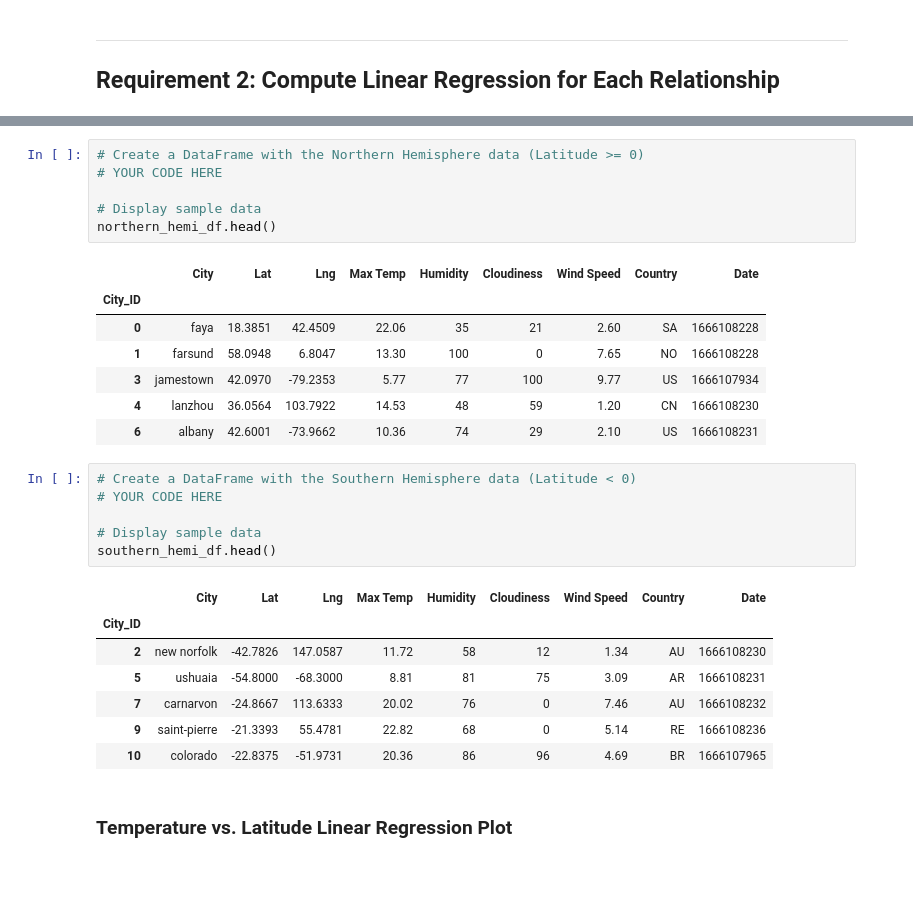
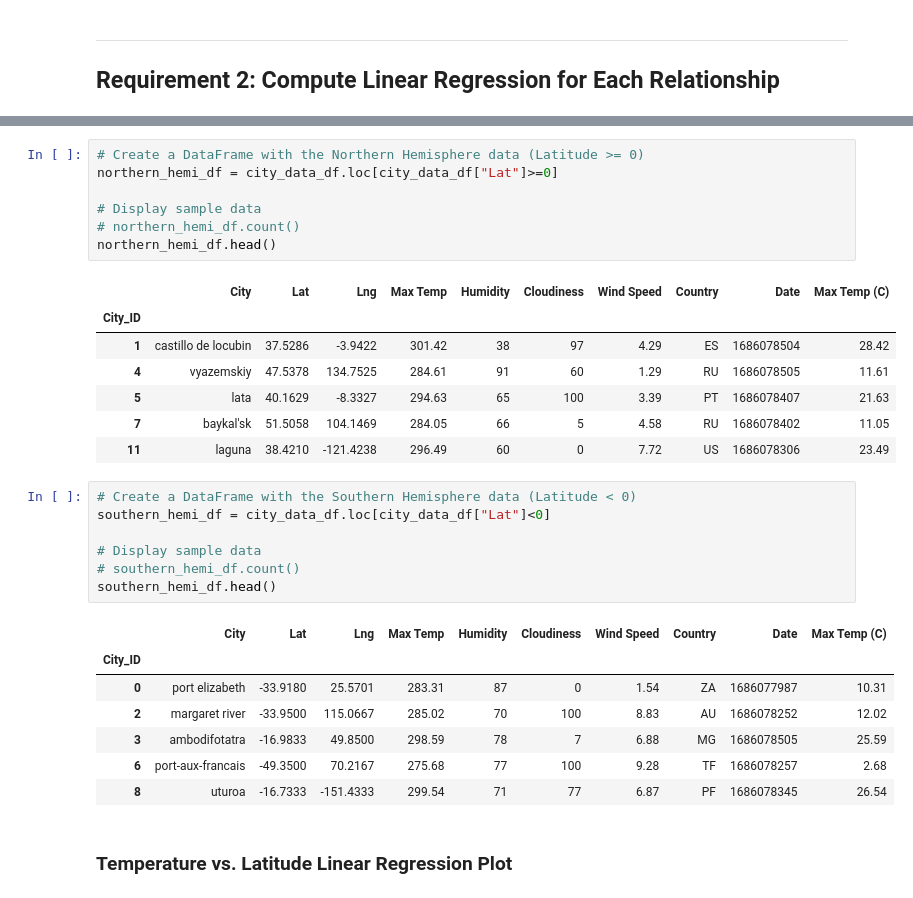
Before and after one commit to AleidvdZ/python-api-challenge, a Jupyter notebook: WeatherPy.ipynb, the cells around one changed output, grey strips where cells are left out. Saved outputs shown, nothing was run; the diff lists cells and outputs as text.

```diff
--- a/WeatherPy.ipynb
+++ b/WeatherPy.ipynb
@@ -293,30 +300,32 @@ plt.show()
 # %%
 # Create a DataFrame with the Northern Hemisphere data (Latitude >= 0)
-# YOUR CODE HERE
+northern_hemi_df = city_data_df.loc[city_data_df["Lat"]>=0]
 
 # Display sample data
+# northern_hemi_df.count()
 northern_hemi_df.head()
 # %% [output]
-|  | City | Lat | Lng | Max Temp | Humidity | Cloudiness | Wind Speed | Country | Date |
-| City_ID |  |  |  |  |  |  |  |  |  |
-| 0 | faya | 18.3851 | 42.4509 | 22.06 | 35 | 21 | 2.60 | SA | 1666108228 |
-| 1 | farsund | 58.0948 | 6.8047 | 13.30 | 100 | 0 | 7.65 | NO | 1666108228 |
-| 3 | jamestown | 42.0970 | -79.2353 | 5.77 | 77 | 100 | 9.77 | US | 1666107934 |
-| 4 | lanzhou | 36.0564 | 103.7922 | 14.53 | 48 | 59 | 1.20 | CN | 1666108230 |
-| 6 | albany | 42.6001 | -73.9662 | 10.36 | 74 | 29 | 2.10 | US | 1666108231 |
+|  | City | Lat | Lng | Max Temp | Humidity | Cloudiness | Wind Speed | Country | Date | Max Temp (C) |
+| City_ID |  |  |  |  |  |  |  |  |  |  |
+| 1 | castillo de locubin | 37.5286 | -3.9422 | 301.42 | 38 | 97 | 4.29 | ES | 1686078504 | 28.42 |
+| 4 | vyazemskiy | 47.5378 | 134.7525 | 284.61 | 91 | 60 | 1.29 | RU | 1686078505 | 11.61 |
+| 5 | lata | 40.1629 | -8.3327 | 294.63 | 65 | 100 | 3.39 | PT | 1686078407 | 21.63 |
+| 7 | baykal'sk | 51.5058 | 104.1469 | 284.05 | 66 | 5 | 4.58 | RU | 1686078402 | 11.05 |
+| 11 | laguna | 38.4210 | -121.4238 | 296.49 | 60 | 0 | 7.72 | US | 1686078306 | 23.49 |
 # %%
 # Create a DataFrame with the Southern Hemisphere data (Latitude < 0)
-# YOUR CODE HERE
+southern_hemi_df = city_data_df.loc[city_data_df["Lat"]<0]
 
 # Display sample data
+# southern_hemi_df.count()
 southern_hemi_df.head()
 # %% [output]
-|  | City | Lat | Lng | Max Temp | Humidity | Cloudiness | Wind Speed | Country | Date |
-| City_ID |  |  |  |  |  |  |  |  |  |
-| 2 | new norfolk | -42.7826 | 147.0587 | 11.72 | 58 | 12 | 1.34 | AU | 1666108230 |
-| 5 | ushuaia | -54.8000 | -68.3000 | 8.81 | 81 | 75 | 3.09 | AR | 1666108231 |
-| 7 | carnarvon | -24.8667 | 113.6333 | 20.02 | 76 | 0 | 7.46 | AU | 1666108232 |
-| 9 | saint-pierre | -21.3393 | 55.4781 | 22.82 | 68 | 0 | 5.14 | RE | 1666108236 |
-| 10 | colorado | -22.8375 | -51.9731 | 20.36 | 86 | 96 | 4.69 | BR | 1666107965 |
+|  | City | Lat | Lng | Max Temp | Humidity | Cloudiness | Wind Speed | Country | Date | Max Temp (C) |
+| City_ID |  |  |  |  |  |  |  |  |  |  |
+| 0 | port elizabeth | -33.9180 | 25.5701 | 283.31 | 87 | 0 | 1.54 | ZA | 1686077987 | 10.31 |
+| 2 | margaret river | -33.9500 | 115.0667 | 285.02 | 70 | 100 | 8.83 | AU | 1686078252 | 12.02 |
+| 3 | ambodifotatra | -16.9833 | 49.8500 | 298.59 | 78 | 7 | 6.88 | MG | 1686078505 | 25.59 |
+| 6 | port-aux-francais | -49.3500 | 70.2167 | 275.68 | 77 | 100 | 9.28 | TF | 1686078257 | 2.68 |
+| 8 | uturoa | -16.7333 | -151.4333 | 299.54 | 71 | 77 | 6.87 | PF | 1686078345 | 26.54 |
 # %% [markdown]
 ###  Temperature vs. Latitude Linear Regression Plot
```
Also changed, not shown: parts of 18 cells of this notebook, 1 other file.
